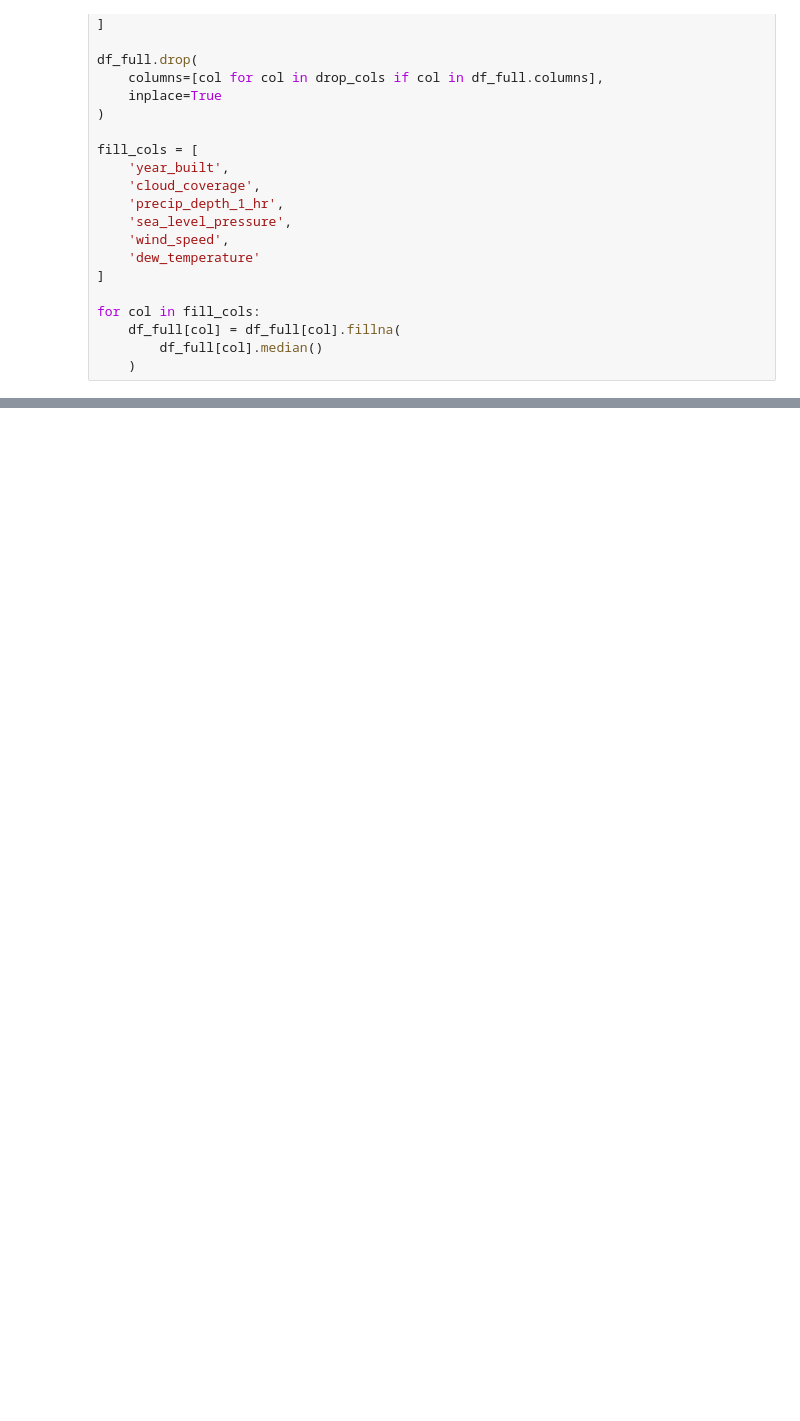
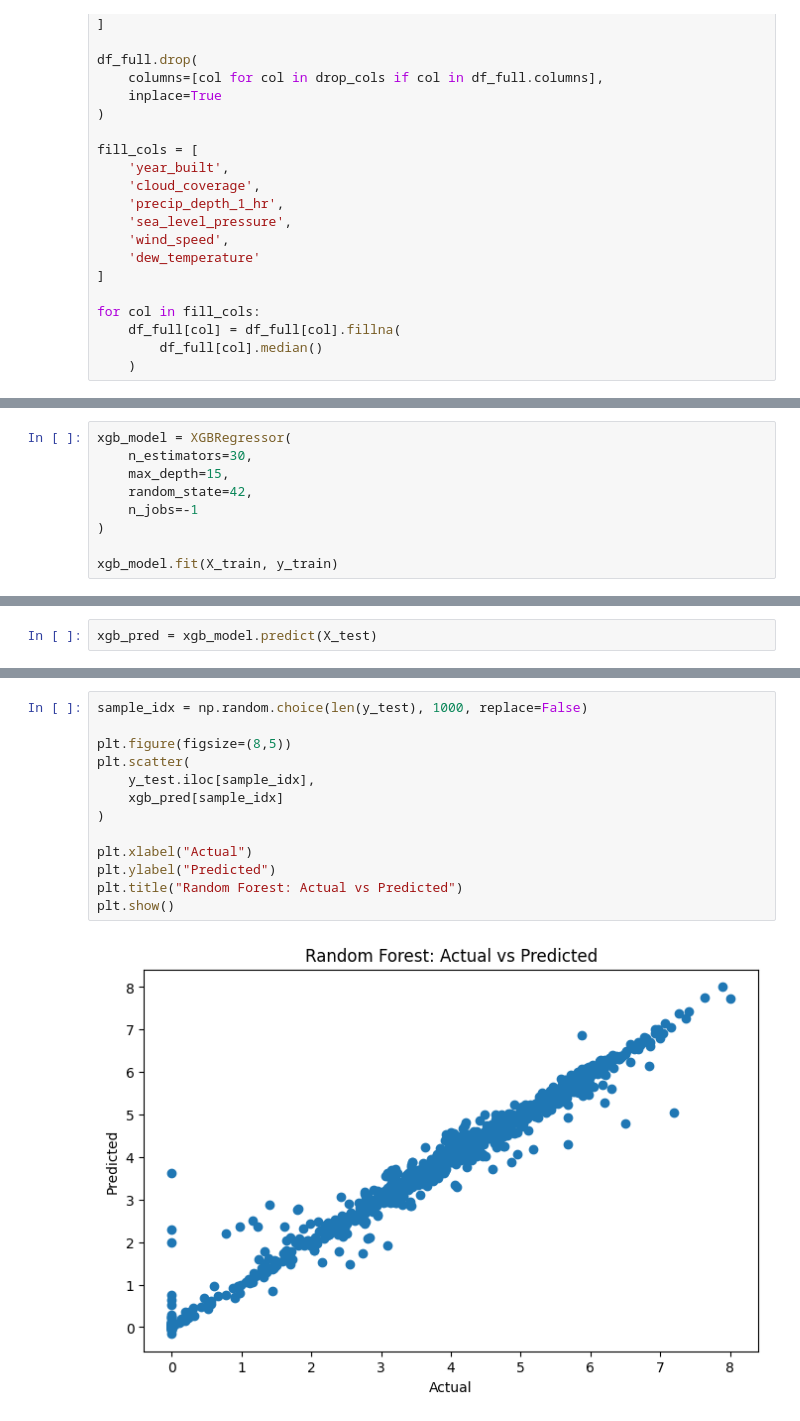
Before and after one commit to atithagtg/UAS-Pembelajaran-Mesin-Kelompok-13, a Jupyter notebook: Progress/Project ML_progress.ipynb, the cells around one changed output, grey strips where cells are left out. Drawn from its saved outputs; the diff is of its cells as text; blank space fills up the shorter version.

```diff
--- a/Progress/Project ML_progress.ipynb
+++ b/Progress/Project ML_progress.ipynb
@@ -528,0 +912,9 @@ for col in fill_cols:
+# %%
+xgb_model = XGBRegressor(
+    n_estimators=30,
+    max_depth=15,
+    random_state=42,
+    n_jobs=-1
+)
+
+xgb_model.fit(X_train, y_train)
@@ -528,0 +981,2 @@ for col in fill_cols:
+# %%
+xgb_pred = xgb_model.predict(X_test)
@@ -528,0 +1007,15 @@ for col in fill_cols:
+# %%
+sample_idx = np.random.choice(len(y_test), 1000, replace=False)
+
+plt.figure(figsize=(8,5))
+plt.scatter(
+    y_test.iloc[sample_idx],
+    xgb_pred[sample_idx]
+)
+
+plt.xlabel("Actual")
+plt.ylabel("Predicted")
+plt.title("Random Forest: Actual vs Predicted")
+plt.show()
+# %% [output]
+[figure, added]
```
Also changed, not shown: parts of 90 cells of this notebook.
